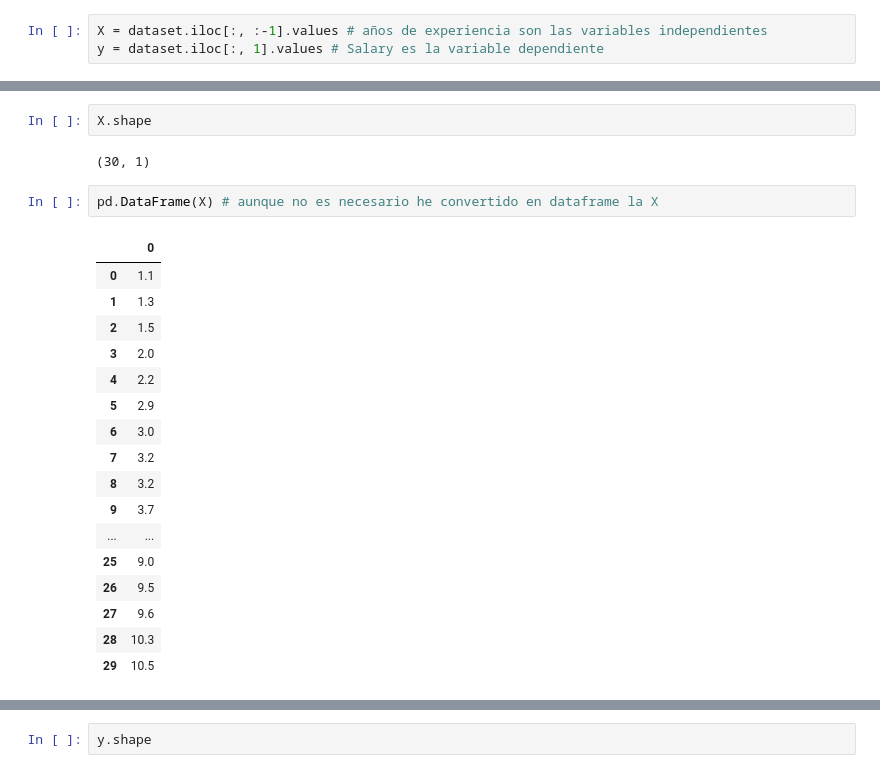
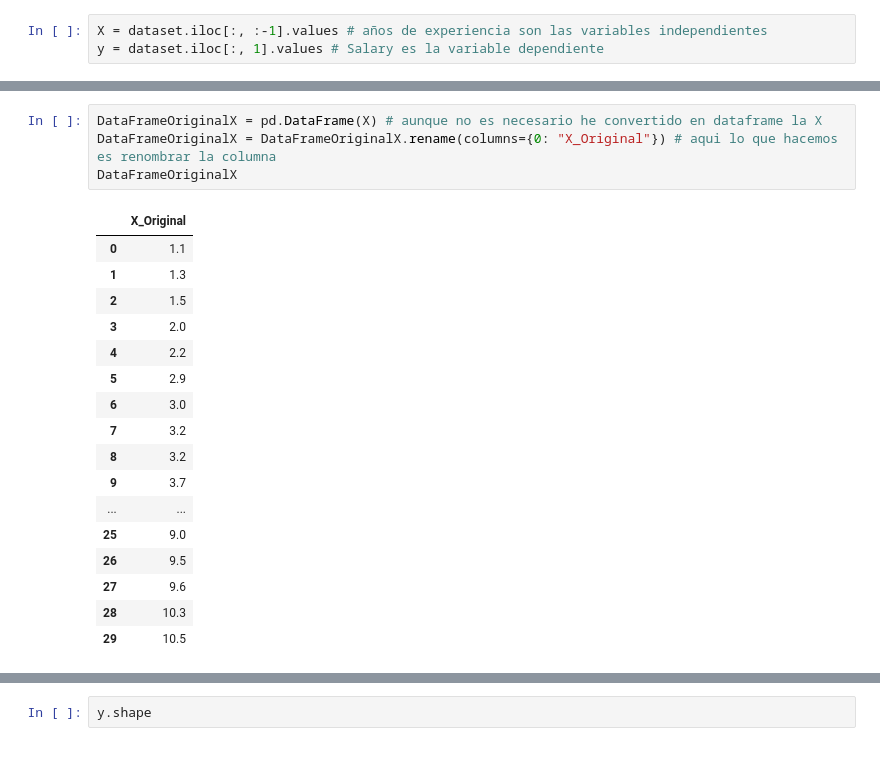
Before and after one commit to pacomm5/Plantillas, a Jupyter notebook: REGRESION_LINEAL.ipynb, the cells around one changed output, grey strips where cells are left out. Drawn from its saved outputs; the diff is of its cells as text.

```diff
--- a/REGRESION_LINEAL.ipynb
+++ b/REGRESION_LINEAL.ipynb
@@ -124,11 +97,9 @@ array([[ 1.1],
-# %%
-X.shape
-# %% [output]
-(30, 1)
 # %%
-pd.DataFrame(X) # aunque no es necesario he convertido en dataframe la X
+DataFrameOriginalX = pd.DataFrame(X) # aunque no es necesario he convertido en dataframe la X
+DataFrameOriginalX = DataFrameOriginalX.rename(columns={0: "X_Original"}) # aqui lo que hacemos es renombrar la columna
+DataFrameOriginalX
 # %% [output]
-|  | 0 |
+|  | X_Original |
 | 0 | 1.1 |
 | 1 | 1.3 |
 | 2 | 1.5 |
```
Also changed, not shown: parts of 38 cells of this notebook.
